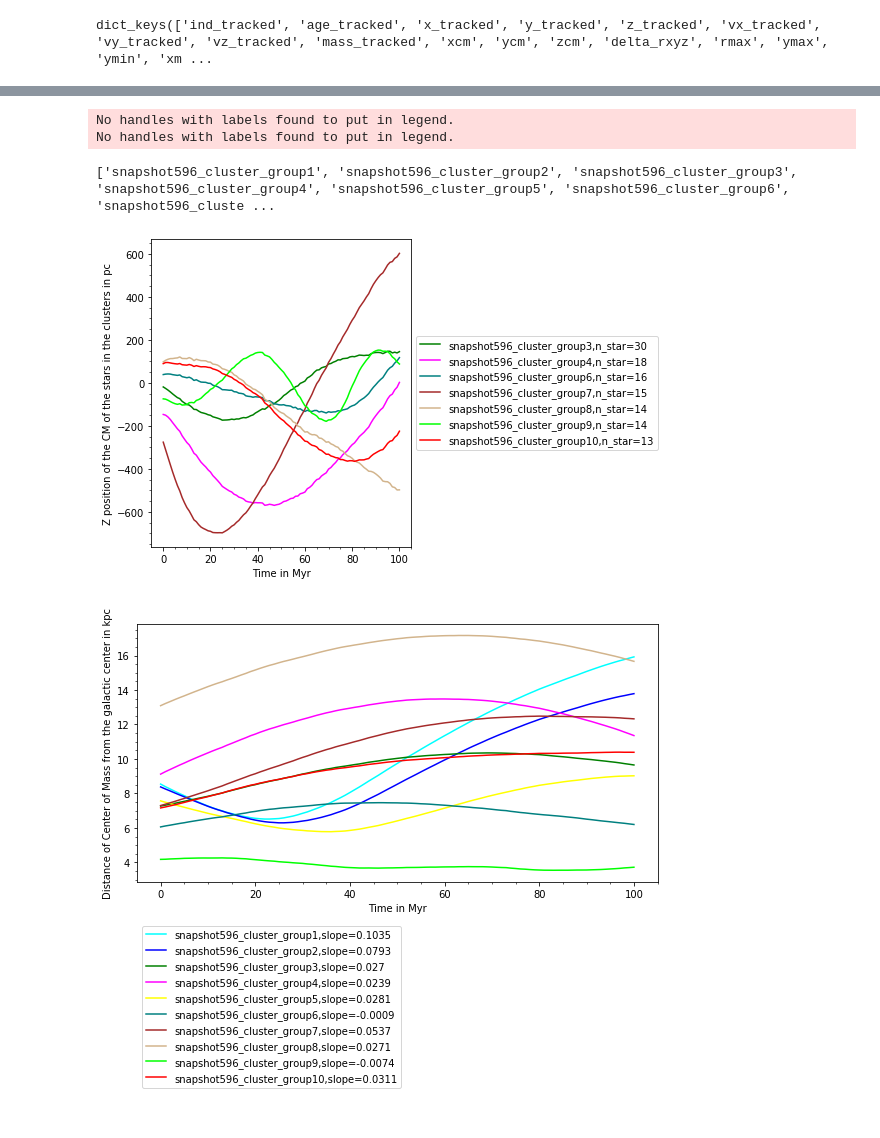
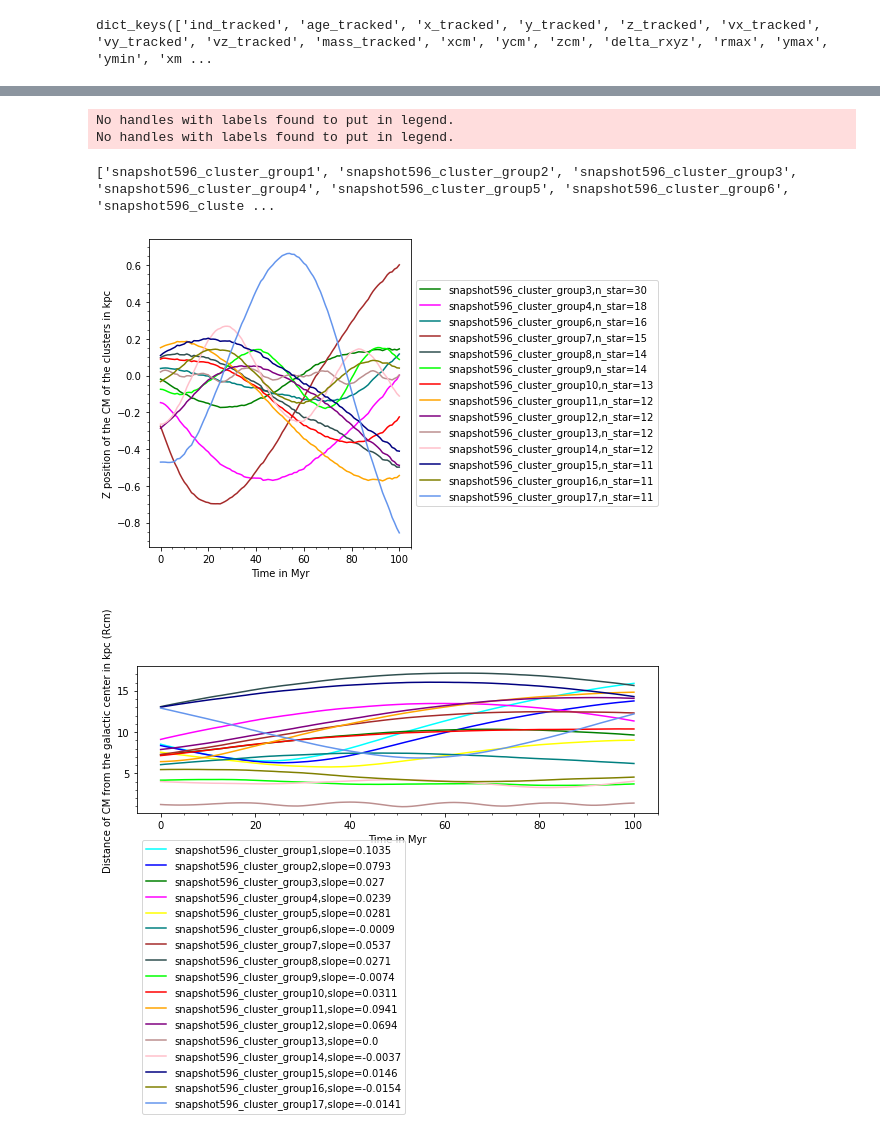
Before and after one commit to binodbhttr/stampede_workfolder, a Jupyter notebook: analysis_using_pkl_files.ipynb, the cells around one changed output, grey strips where cells are left out. Cells and saved outputs as stored; diff of their text form; code cells hidden in the pictures.

Commit message:
Cleaned up some files and updated the analysis_using_pkl_files.ipynb for the 17 clusters data from fire2

```diff
--- a/analysis_using_pkl_files.ipynb
+++ b/analysis_using_pkl_files.ipynb
@@ -153,7 +154,9 @@ plot_path="./plots_pkl/allculsters_single_figure/" #creating a path to store the
 if not os.path.exists(plot_path):
   os.makedirs(plot_path)
 
-
+#colors=['cyan','blue','green','magenta','yellow','teal','brown','tan','lime','red']
+colors=['cyan','blue','green','magenta','yellow','teal','brown','darkslategray','lime','red','orange','purple','rosybrown','pink','navy','olive','cornflowerblue']
+##################################
 ##################################
 #Now plotting the average distances from the center of mass for all snapshots we tracked in a single figure for all clusters
 fig3=plt.figure(figsize=(8,5))
@@ -177,7 +180,7 @@ for i in range(len(cluster_groupid)):
     #print(avg_r_cm)
     slope, intercept = np.polyfit(time,avg_r_cm, 1)
     n_stars=len(importdata[snapshot_start][cluster_count+1]["x_tracked"])
-    ax1.plot(time,median_delta_rxyz,label="grp_id"+str(cluster_count+1)+",n_stars="+str(n_stars))
+    ax1.plot(time,median_delta_rxyz,label="grp_id"+str(cluster_count+1)+",n_stars="+str(n_stars),c=colors[i])
     #ax1.plot(time,slope*time+intercept,label=cluster_groupid[cluster_count]+"fitted")
     ax1.legend(bbox_to_anchor=(1,0.5), loc='center left')
     cluster_count+=1
@@ -333,12 +336,15 @@ fig6.savefig(plot_path+"star_cluster5_v_cylindrical_.png",bbox_inches = 'tight',
 # %%
 ##################################
 #Now plotting the average distances from the center of mass for all snapshots we tracked in a single figure for all clusters
-colors=['cyan','blue','green','magenta','yellow','teal','brown','tan','lime','red']
+#colors=['cyan','blue','green','magenta','yellow','teal','brown','tan','lime','red']
+colors=['cyan','blue','green','magenta','yellow','teal','brown','darkslategray','lime','red','orange','purple','rosybrown','pink','navy','olive','cornflowerblue']
+##################################
 fig7=plt.figure(figsize=(8,5))
 ax1=fig7.add_subplot(1,1,1)
 ax1.minorticks_on()
 ax1.set_xlabel('Time in Myr')
-ax1.set_ylabel('Z position of the CM of the stars in the clusters in parsec')
+ax1.set_title("zcm vs time")
+ax1.set_ylabel('Z position of the CM of the cluster in Kpc')
 snapshot_list=np.arange(snapshot_start,snapshot_end+1) #create a list of snapshots to plot
 time=snapshot_list-snapshot_start #time starts from zero here where t=0 is at the snapshot where we start from
 n=snapshot_end-snapshot_start+1
@@ -350,7 +356,7 @@ for i in range(len(cluster_groupid)):
     for j in range(n):
         z_cm_temp=np.append(z_cm_temp,importdata[snapshot_count][cluster_count+1]["zcm"])
         snapshot_count+=1
-    z_cm=z_cm_temp[1:len(z_cm_temp)]*1000 #converted into parsec
+    z_cm=z_cm_temp[1:len(z_cm_temp)]
     #print(avg_r_cm)
     slope, intercept = np.polyfit(time,z_cm, 1)
     ax1.plot(time,z_cm,label=cluster_groupid[cluster_count]+",n_star="+str(n_star),c=colors[cluster_count])
@@ -372,7 +378,7 @@ fig8=plt.figure(figsize=(8,5))
 ax1=fig8.add_subplot(1,1,1)
 ax1.minorticks_on()
 ax1.set_xlabel('Time in Myr')
-ax1.set_ylabel('Z position of the CM of the stars in the clusters in parsec')
+ax1.set_ylabel('Z position of the CM of the cluster in Kpc')
 snapshot_list=np.arange(snapshot_start,snapshot_end+1) #create a list of snapshots to plot
 time=snapshot_list-snapshot_start #time starts from zero here where t=0 is at the snapshot where we start from
 n=snapshot_end-snapshot_start+1
@@ -384,7 +390,7 @@ for i in range(len(cluster_groupid)):
     for j in range(n):
         z_cm_temp=np.append(z_cm_temp,importdata[snapshot_count][cluster_count+1]["zcm"])
         snapshot_count+=1
-    z_cm=z_cm_temp[1:len(z_cm_temp)]*1000 #converted into parsec
+    z_cm=z_cm_temp[1:len(z_cm_temp)]
     #print(avg_r_cm)
     slope, intercept = np.polyfit(time,z_cm, 1)
     if(cluster_count+1==1 or cluster_count+1==2 or cluster_count+1==5):
@@ -402,13 +408,15 @@ fig8.savefig(plot_path+"zcm_one_two_five_clusters.png",dpi=150)
 # %%
 ##################################
 #Now plotting the z position of the CM of the stars in the clusters for the cluster 1,2 and 5 only
-colors=['cyan','blue','green','magenta','yellow','teal','brown','tan','lime','red']
+#colors=['cyan','blue','green','magenta','yellow','teal','brown','tan','lime','red']
+colors=['cyan','blue','green','magenta','yellow','teal','brown','darkslategray','lime','red','orange','purple','rosybrown','pink','navy','olive','cornflowerblue']
+##################################
 print(cluster_groupid)
 fig9=plt.figure(figsize=(8,5))
 ax1=fig9.add_subplot(1,1,1)
 ax1.minorticks_on()
 ax1.set_xlabel('Time in Myr')
-ax1.set_ylabel('Z position of the CM of the stars in the clusters in pc')
+ax1.set_ylabel('Z position of the CM of the clusters in kpc')
 snapshot_list=np.arange(snapshot_start,snapshot_end+1) #create a list of snapshots to plot
 time=snapshot_list-snapshot_start #time starts from zero here where t=0 is at the snapshot where we start from
 n=snapshot_end-snapshot_start+1
@@ -420,7 +428,7 @@ for i in range(len(cluster_groupid)):
     for j in range(n):
         z_cm_temp=np.append(z_cm_temp,importdata[snapshot_count][cluster_count+1]["zcm"])
         snapshot_count+=1
-    z_cm=z_cm_temp[1:len(z_cm_temp)]*1000 #converted in pc
+    z_cm=z_cm_temp[1:len(z_cm_temp)]
     #print(avg_r_cm)
     slope, intercept = np.polyfit(time,z_cm, 1)
     if(((cluster_count+1)!=1) and ((cluster_count+1)!=2) and ((cluster_count+1)!=5)):
@@ -436,42 +444,44 @@ fig9.savefig(plot_path+"zcm__not_one_two_five_clusters.png",dpi=150)
 No handles with labels found to put in legend.
 No handles with labels found to put in legend.
 ['snapshot596_cluster_group1', 'snapshot596_cluster_group2', 'snapshot596_cluster_group3', 'snapshot596_cluster_group4', 'snapshot596_cluster_group5', 'snapshot596_cluster_group6', 'snapshot596_cluste ...
-[figure, old version]
+[figure, new version]
 # %%
 #########################################################
 #########################################################
 #plotting the distance of CM from the galactic center in each snapshot for all clusters (in kpc)
-colors=['cyan','blue','green','magenta','yellow','teal','brown','tan','lime','red']
+#colors=['cyan','blue','green','magenta','yellow','teal','brown','tan','lime','red']
+colors=['cyan','blue','green','magenta','yellow','teal','brown','darkslategray','lime','red','orange','purple','rosybrown','pink','navy','olive','cornflowerblue']
+##################################
 fig10=plt.figure(figsize=(8,7))
 ax1=fig10.add_subplot(1,1,1)
 ax1.minorticks_on()
 ax1.set_xlabel('Time in Myr')
-ax1.set_ylabel('Distance of Center of Mass from the galactic center in kpc')
+ax1.set_ylabel('Distance of CM from the galactic center in kpc (Rcm)')
 snapshot_list=np.arange(snapshot_start,snapshot_end+1) #create a list of snapshots to plot
 time=snapshot_list-snapshot_start #time starts from zero here where t=0 is at the snapshot where we start from
 n=snapshot_end-snapshot_start+1
 cluster_count=0
 for i in range(len(cluster_groupid)):
     dist_cm_temp=np.array(0)
     snapshot_count=snapshot_start
     for j in range(n):
         xcm=importdata[snapshot_count][cluster_count+1]["xcm"]
         ycm=importdata[snapshot_count][cluster_count+1]["ycm"]
         dis=(xcm**2+ycm**2)**(1/2)
         dist_cm_temp=np.append(dist_cm_temp,dis)
         snapshot_count+=1
     dis_cm=dist_cm_temp[1:len(dist_cm_temp)]
     slope, intercept = np.polyfit(time,dis_cm, 1)
     ax1.plot(time,dis_cm,label=cluster_groupid[cluster_count]+",slope="+str(round(slope,4)),c=colors[cluster_count])
     #ax1.plot(time,slope*time+intercept,label=cluster_groupid[cluster_count]+"fitted")
     #ax1.legend(loc='upper right')
     ax1.legend(bbox_to_anchor=(0,-0.15), loc='upper left')
     cluster_count+=1
 plt.tight_layout()
 fig10.savefig(plot_path+"clusters1_to_10_distance_of_CM_from_galactic_center_all_clusters.png",dpi=150)
 #########################################################
 #########################################################
 # %% [output]
-[figure, old version]
+[figure, new version]
 # %%
 n=snapshot_end-snapshot_start+1
```
Also changed, not shown: parts of 10 cells of this notebook, 9 other files.
